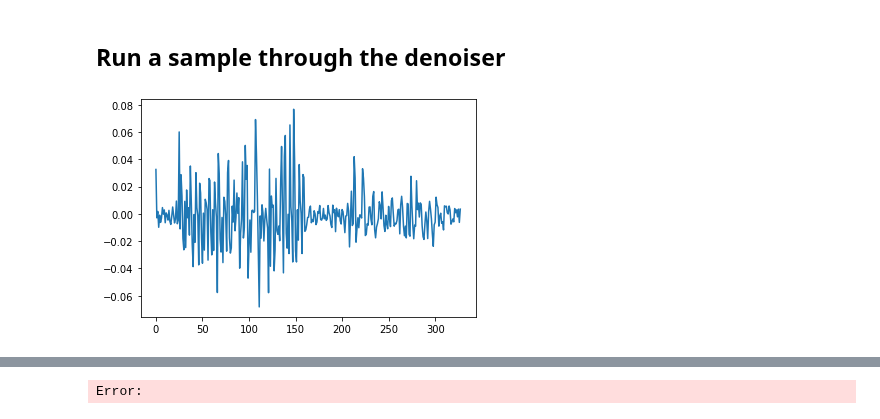
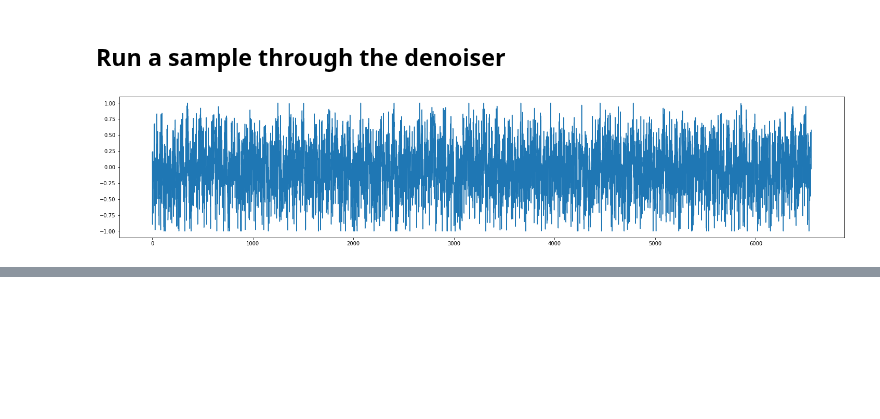
Before and after one commit to VovaTch/Infected_hdiff, a Jupyter notebook: test_lvl1_vqvae.ipynb, the cells around one changed output, grey strips where cells are left out. Cells and saved outputs as stored; diff of their text form; code cells hidden in the pictures; blank space fills up the shorter version.

```diff
--- a/test_lvl1_vqvae.ipynb
+++ b/test_lvl1_vqvae.ipynb
@@ -113,13 +115,14 @@ IPython.display.Audio(filename="sample_out.mp3")
 
 ## Load model
 # %%
-from models.unet_denoiser import WaveUNet_Denoiser
-weights_path = 'model_weights/denoiser.ckpt'
-cfg_path = 'config/denoiser_config.yaml'
+from models.diffusion_vit import DiffusionViT
+
+weights_path = 'model_weights/denoiser_diff.ckpt'
+cfg_path = 'config/denoiser_diff_config.yaml'
 with open(cfg_path, "r") as f:
     cfg_dict = yaml.safe_load(f)
 cfg_den = {**cfg_dict['model'], **cfg_dict['learning']}
-denoiser = WaveUNet_Denoiser(**cfg_den)
+denoiser = DiffusionViT(**cfg_den)
 denoiser = denoiser.load_from_checkpoint(weights_path, **cfg_den, strict=False).to(device=device)
 denoiser.eval()
 # %% [output]
@@ -131,13 +146,13 @@ Error:
 # %% [markdown]
 ## Run a sample through the denoiser
 # %%
-output = denoiser(music_sample_rec.unsqueeze(0))
-music_sample_den = output['output'][0]
-plt.plot(music_sample_den[0, ::100].cpu().detach().numpy())
+random_noise_start = torch.randn_like(music_sample_rec.unsqueeze(0))
+music_sample_den = denoiser.denoise(random_noise_start).squeeze(0)
+plt.figure(figsize=(25, 5))
+plt.plot(music_sample_den[0, ...].cpu().detach().numpy())
 plt.show()
 torchaudio.save('sample_out.mp3', music_sample_den.cpu().detach(), 44100, format='mp3')
 IPython.display.Audio(filename="sample_out.mp3")
 # %% [output]
-[figure, old version]
+[figure, new version]
 [interactive output not drawn]
-Error:
```
Also changed, not shown: parts of 3 cells of this notebook, 4 other files.
